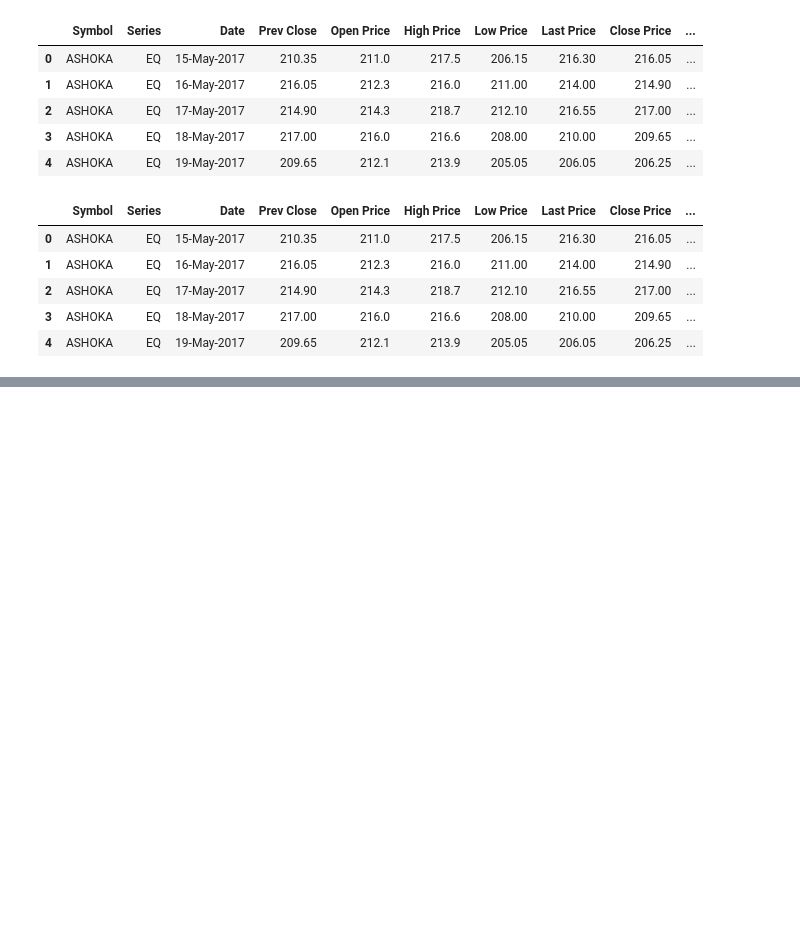
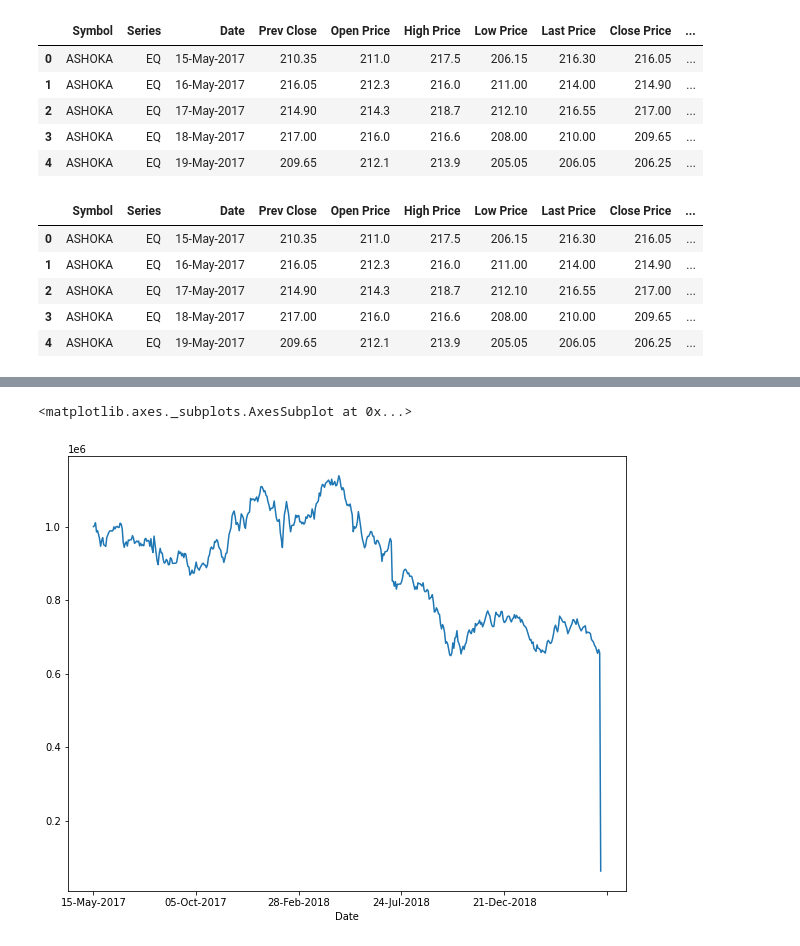
Before and after one commit to aravindh698/rep2, a Jupyter notebook: week5.ipynb, the cells around one changed output, grey strips where cells are left out. Drawn from its saved outputs; the diff is of its cells as text; code cells hidden in the pictures; blank space fills up the shorter version.

```diff
--- a/week5.ipynb
+++ b/week5.ipynb
@@ -84,0 +40,22 @@ ValueError: ignored
+# %%
+for stock_df, allo in zip((aj,ap,df,cen,fo),[.2,.3,.3,.1,.1]):
+	stock_df['Allocation'] = stock_df['Normed Return']*allo
+# %%
+for stock_df in (aj,ap,df,cen,fo):
+	stock_df['Position Value'] = stock_df['Allocation']*1000000
+# %%
+# create list of all position values
+all_pos_vals = [aj['Position Value'],ap['Position Value'],df['Position Value'],cen['Position Value'],fo['Position Value']]
+
+# concatenate the list of position values
+portfolio_val = pd.concat(all_pos_vals, axis=1)
+
+# set the column names
+portfolio_val.columns = ['aj', 'ap', 'df', 'cen','fo']
+
+# add a total portfolio column
+portfolio_val['Total'] = portfolio_val.sum(axis=1)
+# %%
+portfolio_val.head()
+portfolio_val.set_index(stock_df['Date'],inplace=True)
+portfolio_val.head()
@@ -84,0 +70,7 @@ ValueError: ignored
+# %%
+import matplotlib.pyplot as plt
+%matplotlib inline
+portfolio_val['Total'].plot(figsize=(10,8))
+# %% [output]
+<matplotlib.axes._subplots.AxesSubplot at 0x...>
+[figure, added]
```
Also changed, not shown: parts of 20 cells of this notebook.
